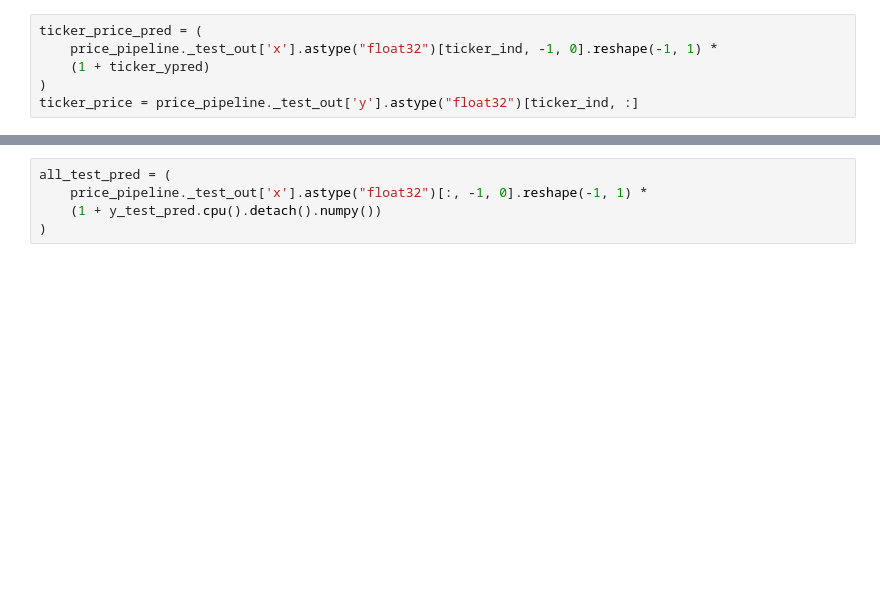
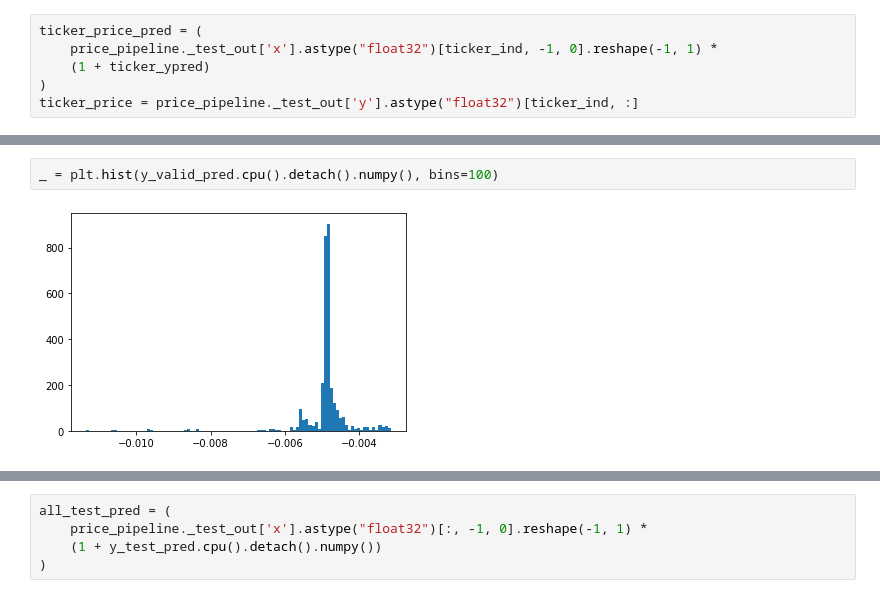
Before and after one commit to r-luo/GATech-CS7643-Project-Group, a Jupyter notebook: notebooks/richard_train_single_return_gru.ipynb, the cells around one changed output, grey strips where cells are left out. Drawn from its saved outputs; the diff is of its cells as text; blank space fills up the shorter version.

```diff
--- a/notebooks/richard_train_single_return_gru.ipynb
+++ b/notebooks/richard_train_single_return_gru.ipynb
@@ -189,0 +192,4 @@ np.abs(ticker_price_pred - ticker_price).mean()
+# %%
+_ = plt.hist(y_valid_pred.cpu().detach().numpy(), bins=100)
+# %% [output]
+[figure, added]
```
Also changed, not shown: parts of 6 cells of this notebook, 12 other files.
